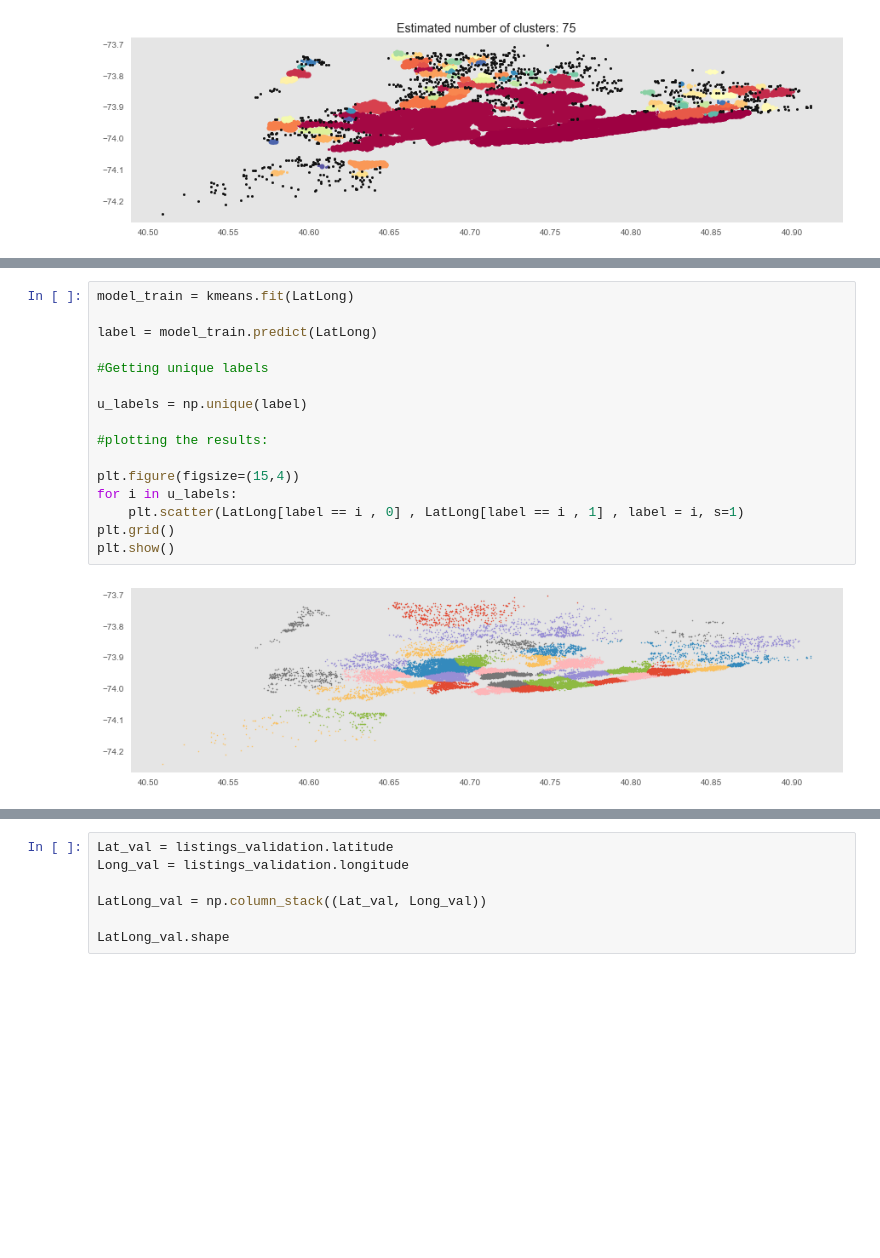
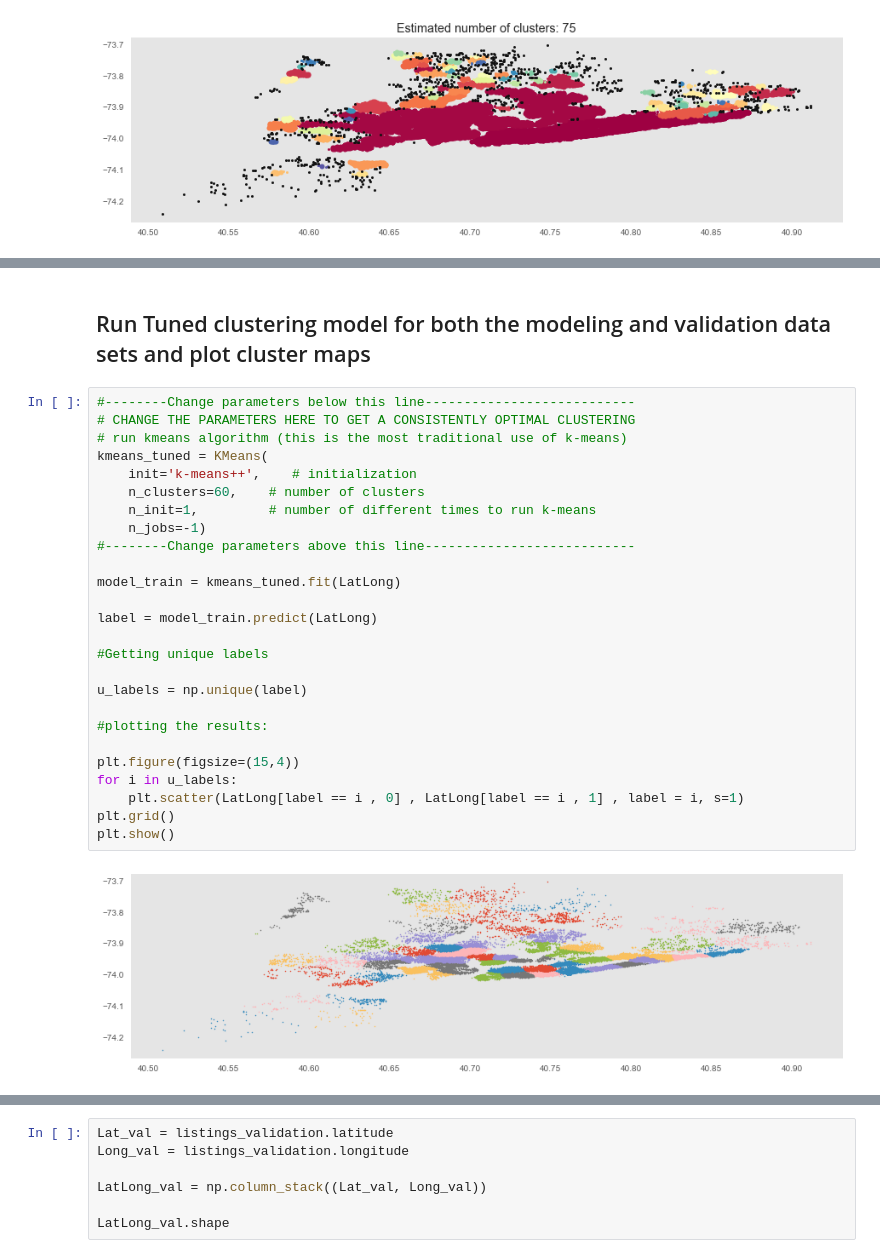
Before and after one commit to rickfontenot/airbnb, a Jupyter notebook: Lab3/Working/lab3_Rick.ipynb, the cells around one changed output, grey strips where cells are left out. Drawn from its saved outputs; the diff is of its cells as text; blank space fills up the shorter version.

```diff
--- a/Lab3/Working/lab3_Rick.ipynb
+++ b/Lab3/Working/lab3_Rick.ipynb
@@ -874,18 +924,30 @@ plt.show()
+# %% [markdown]
+## Run Tuned clustering model for both the modeling and validation data sets and plot cluster maps
 # %%
-model_train = kmeans.fit(LatLong)
+#--------Change parameters below this line---------------------------
+# CHANGE THE PARAMETERS HERE TO GET A CONSISTENTLY OPTIMAL CLUSTERING
+# run kmeans algorithm (this is the most traditional use of k-means)
+kmeans_tuned = KMeans(
+    init='k-means++',    # initialization
+    n_clusters=60,    # number of clusters
+    n_init=1,         # number of different times to run k-means
+    n_jobs=-1)
+#--------Change parameters above this line---------------------------
+
+model_train = kmeans_tuned.fit(LatLong)
 
 label = model_train.predict(LatLong)
 
 #Getting unique labels
 
 u_labels = np.unique(label)
 
 #plotting the results:
 
 plt.figure(figsize=(15,4))
 for i in u_labels:
     plt.scatter(LatLong[label == i , 0] , LatLong[label == i , 1] , label = i, s=1)
 plt.grid()
 plt.show()
 # %% [output]
-[figure, old version]
+[figure, new version]
```
Also changed, not shown: parts of 39 cells of this notebook.
